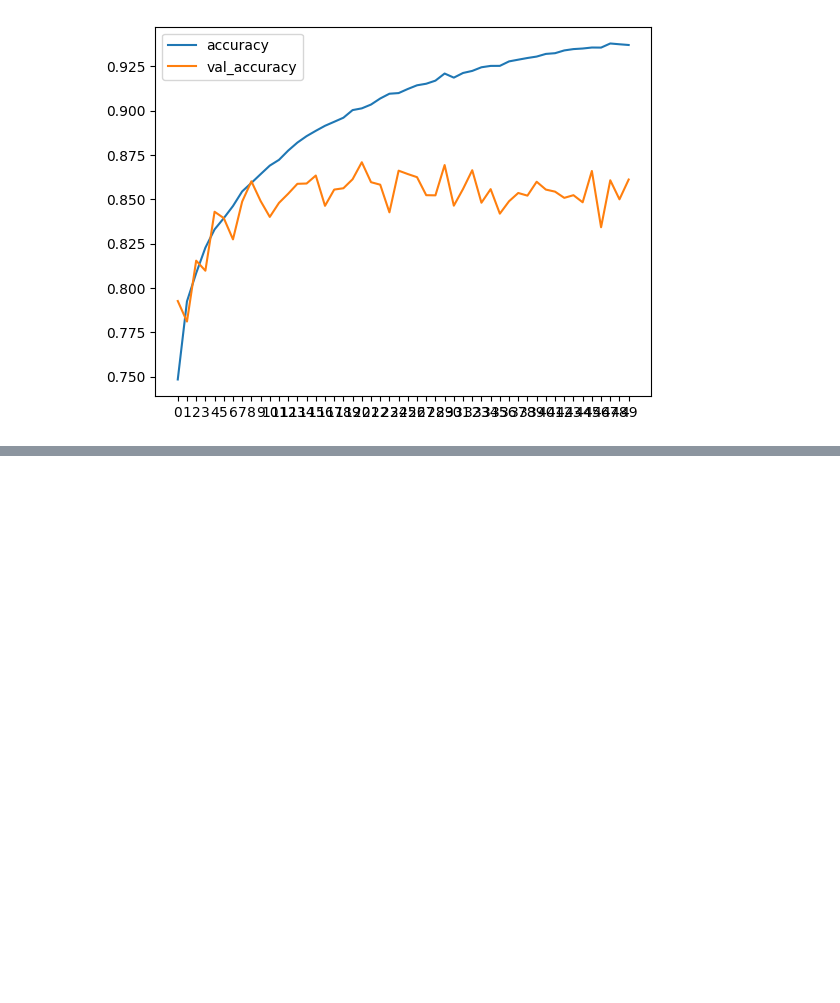
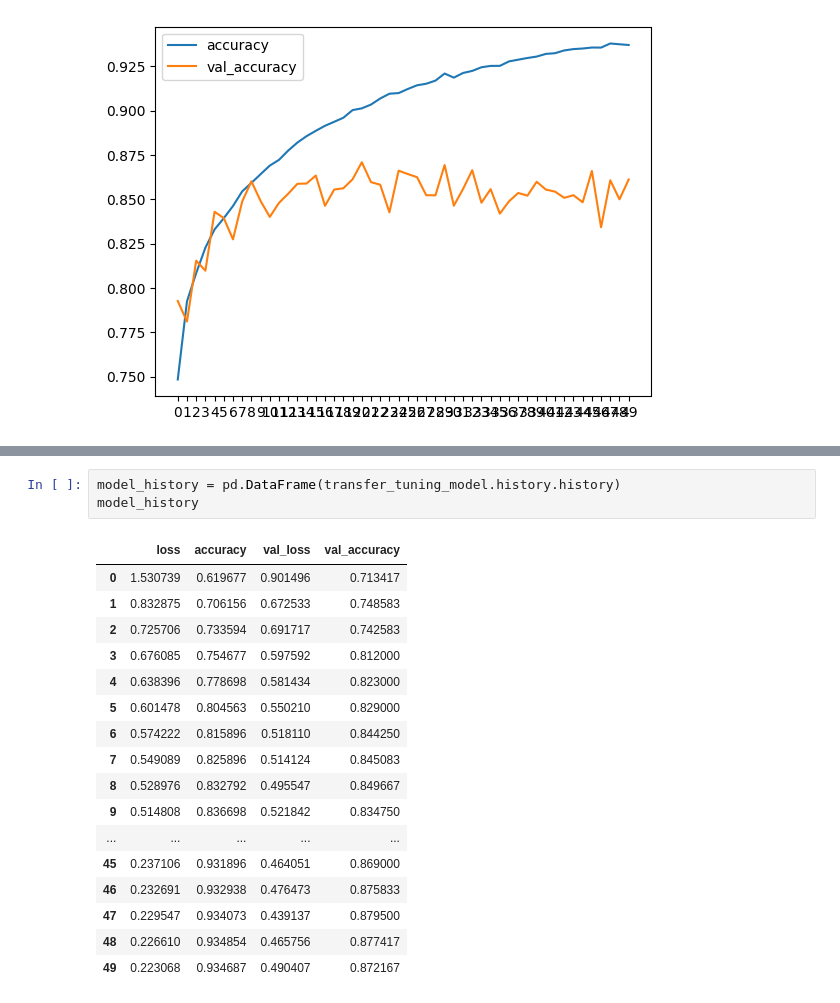
Before and after one commit to Dan3105/FashionMNIST, a Jupyter notebook: fashionmnist_transfer_model.ipynb, the cells around one changed output, grey strips where cells are left out. Drawn from its saved outputs; the diff is of its cells as text; blank space fills up the shorter version.

```diff
--- a/fashionmnist_transfer_model.ipynb
+++ b/fashionmnist_transfer_model.ipynb
@@ -230,0 +269,21 @@ savefig('acc_vs_val_acc_before_tuning_transfer_model.png')
+# %%
+model_history = pd.DataFrame(transfer_tuning_model.history.history)
+model_history
+# %% [output]
+|  | loss | accuracy | val_loss | val_accuracy |
+| 0 | 1.530739 | 0.619677 | 0.901496 | 0.713417 |
+| 1 | 0.832875 | 0.706156 | 0.672533 | 0.748583 |
+| 2 | 0.725706 | 0.733594 | 0.691717 | 0.742583 |
+| 3 | 0.676085 | 0.754677 | 0.597592 | 0.812000 |
+| 4 | 0.638396 | 0.778698 | 0.581434 | 0.823000 |
+| 5 | 0.601478 | 0.804563 | 0.550210 | 0.829000 |
+| 6 | 0.574222 | 0.815896 | 0.518110 | 0.844250 |
+| 7 | 0.549089 | 0.825896 | 0.514124 | 0.845083 |
+| 8 | 0.528976 | 0.832792 | 0.495547 | 0.849667 |
+| 9 | 0.514808 | 0.836698 | 0.521842 | 0.834750 |
+| ... | ... | ... | ... | ... |
+| 45 | 0.237106 | 0.931896 | 0.464051 | 0.869000 |
+| 46 | 0.232691 | 0.932938 | 0.476473 | 0.875833 |
+| 47 | 0.229547 | 0.934073 | 0.439137 | 0.879500 |
+| 48 | 0.226610 | 0.934854 | 0.465756 | 0.877417 |
+| 49 | 0.223068 | 0.934687 | 0.490407 | 0.872167 |
```
Also changed, not shown: parts of 30 cells of this notebook, 10 other files.
